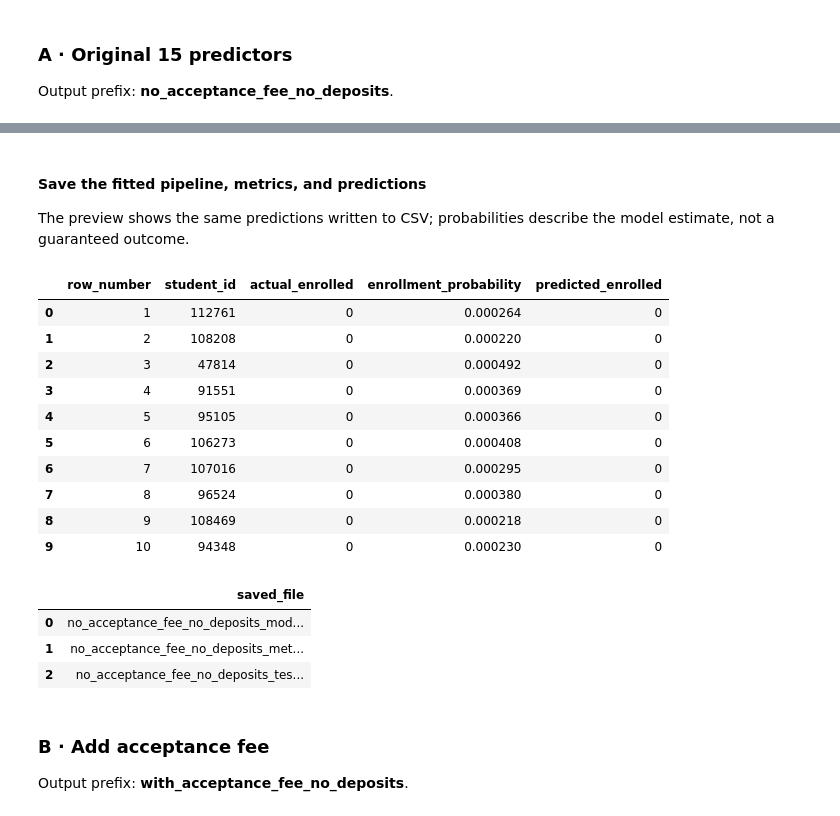
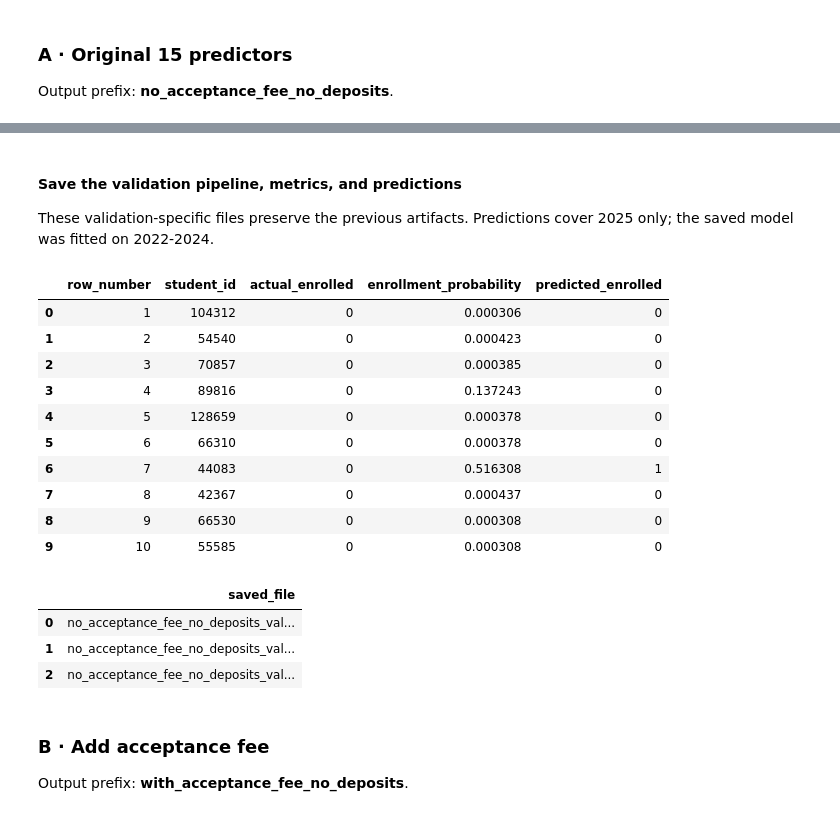
Before and after one commit to Griffin8er/datathon, a Jupyter notebook: 04_prediction_model.ipynb, the cells around one changed output, grey strips where cells are left out. Drawn from its saved outputs; the diff is of its cells as text; code cells hidden in the pictures.

```diff
--- a/04_prediction_model.ipynb
+++ b/04_prediction_model.ipynb
@@ -378,0 +375,33 @@ display(pd.DataFrame(metrics["confusion_matrix"], index=["Actual: not enrolled",
+# %%
+predicted_enrollment = probabilities.sum()
+actual_enrollment = validation_labels.sum()
+forecast_error = predicted_enrollment - actual_enrollment
+percent_error = forecast_error / actual_enrollment * 100
+
+print(f"Predicted enrollment: {predicted_enrollment:,.1f}")
+print(f"Actual enrollment: {actual_enrollment:,}")
+print(f"Forecast error: {forecast_error:+,.1f} students")
+print(f"Percent error: {percent_error:+.2f}%\n")
+
+baseline_predicted_enrollment = baseline_probabilities.sum()
+actual_enrollment = validation_labels.sum()
+baseline_forecast_error = baseline_predicted_enrollment - actual_enrollment
+baseline_percent_error = baseline_forecast_error / actual_enrollment * 100
+
+print(f"Baseline Predicted enrollment: {baseline_predicted_enrollment:,.1f}")
+print(f"Actual enrollment: {actual_enrollment:,}")
+print(f"Forecast error: {baseline_forecast_error:+,.1f} students")
+print(f"Percent error: {baseline_percent_error:+.2f}%")
+
+report["validation_forecast"] = {
+    "predicted_enrollment": float(predicted_enrollment),
+    "actual_enrollment": int(actual_enrollment),
+    "forecast_error": float(forecast_error),
+    "percent_error": float(percent_error),
+}
+report["prior_baseline_forecast"] = {
+    "predicted_enrollment": float(baseline_predicted_enrollment),
+    "actual_enrollment": int(actual_enrollment),
+    "forecast_error": float(baseline_forecast_error),
+    "percent_error": float(baseline_percent_error),
+}
@@ -379,40 +418,43 @@ display(pd.DataFrame(metrics["confusion_matrix"], index=["Actual: not enrolled",
 # %% [markdown]
-#### Save the fitted pipeline, metrics, and predictions
-The preview shows the same predictions written to CSV; probabilities describe the model estimate, not a guaranteed outcome.
+#### Save the validation pipeline, metrics, and predictions
+These validation-specific files preserve the previous artifacts. Predictions cover 2025 only; the saved model was fitted on 2022-2024.
 # %%
 output_dir.mkdir(parents=True, exist_ok=True)
 model_path.parent.mkdir(parents=True, exist_ok=True)
 joblib.dump({
     "variant": variant,
     "model": model,
     "selected_features": features,
     "target": target,
+    "training_entry_years": [2022, 2023, 2024],
+    "validation_entry_year": 2025,
+    "reserved_test_entry_year": 2026,
     "threshold": threshold,
     "scikit_learn_version": sklearn.__version__,
 }, model_path)
-(output_dir / f"{variant}_metrics.json").write_text(
+(output_dir / f"{variant}_validation_metrics.json").write_text(
     json.dumps(report, indent=2, allow_nan=False) + "\n", encoding="utf-8"
 )
-save_predictions(test_frame, probabilities, threshold, output_dir / f"{variant}_test_predictions.csv", target)
+save_predictions(validation_frame, probabilities, threshold, output_dir / f"{variant}_validation_predictions.csv", target)
 
-display(pd.read_csv(output_dir / f"{variant}_test_predictions.csv").head(10))
-display(pd.DataFrame({"saved_file": [model_path.name, f"{variant}_metrics.json", f"{variant}_test_predictions.csv"]}))
+display(pd.read_csv(output_dir / f"{variant}_validation_predictions.csv").head(10))
+display(pd.DataFrame({"saved_file": [model_path.name, f"{variant}_validation_metrics.json", f"{variant}_validation_predictions.csv"]}))
 # %% [output]
 |  | row_number | student_id | actual_enrolled | enrollment_probability | predicted_enrolled |
-| 0 | 1 | 112761 | 0 | 0.000264 | 0 |
-| 1 | 2 | 108208 | 0 | 0.000220 | 0 |
-| 2 | 3 | 47814 | 0 | 0.000492 | 0 |
-| 3 | 4 | 91551 | 0 | 0.000369 | 0 |
-| 4 | 5 | 95105 | 0 | 0.000366 | 0 |
-| 5 | 6 | 106273 | 0 | 0.000408 | 0 |
-| 6 | 7 | 107016 | 0 | 0.000295 | 0 |
-| 7 | 8 | 96524 | 0 | 0.000380 | 0 |
-| 8 | 9 | 108469 | 0 | 0.000218 | 0 |
-| 9 | 10 | 94348 | 0 | 0.000230 | 0 |
+| 0 | 1 | 104312 | 0 | 0.000306 | 0 |
+| 1 | 2 | 54540 | 0 | 0.000423 | 0 |
+| 2 | 3 | 70857 | 0 | 0.000385 | 0 |
+| 3 | 4 | 89816 | 0 | 0.137243 | 0 |
+| 4 | 5 | 128659 | 0 | 0.000378 | 0 |
+| 5 | 6 | 66310 | 0 | 0.000378 | 0 |
+| 6 | 7 | 44083 | 0 | 0.516308 | 1 |
+| 7 | 8 | 42367 | 0 | 0.000437 | 0 |
+| 8 | 9 | 66530 | 0 | 0.000308 | 0 |
+| 9 | 10 | 55585 | 0 | 0.000308 | 0 |
 |  | saved_file |
-| 0 | no_acceptance_fee_no_deposits_mod... |
-| 1 | no_acceptance_fee_no_deposits_met... |
-| 2 | no_acceptance_fee_no_deposits_tes... |
+| 0 | no_acceptance_fee_no_deposits_val... |
+| 1 | no_acceptance_fee_no_deposits_val... |
+| 2 | no_acceptance_fee_no_deposits_val... |
 # %% [markdown]
 ### B · Add acceptance fee
 Output prefix: **with_acceptance_fee_no_deposits**.
```
Also changed, not shown: parts of 38 cells of this notebook, 2 other files.
